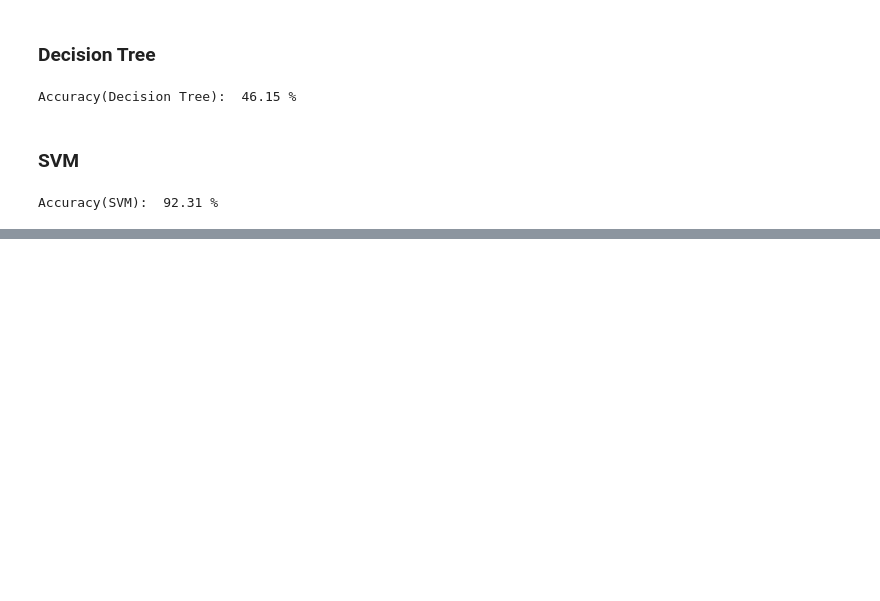
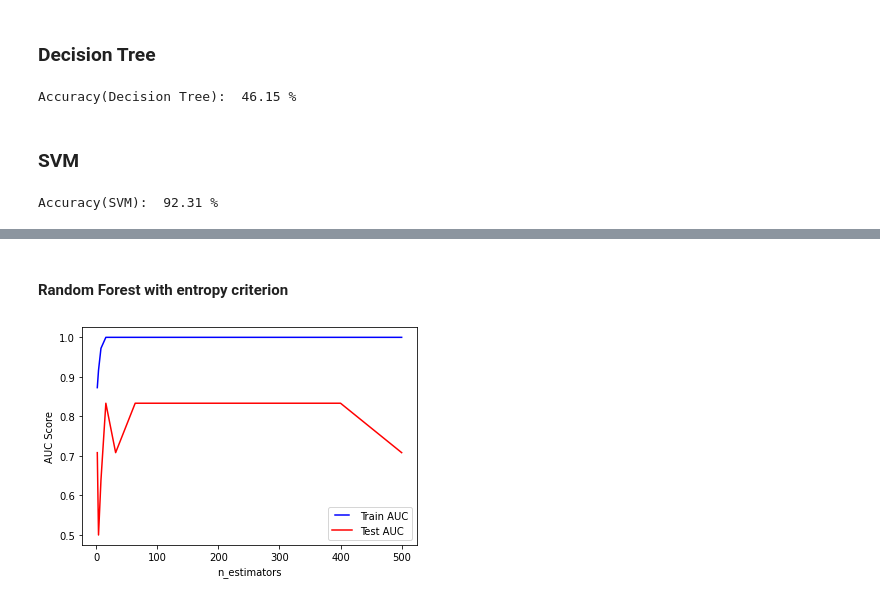
Before and after one commit to SohelRaja/Ensemble-Classifier-Model, a Jupyter notebook: classifier1.ipynb, the cells around one changed output, grey strips where cells are left out. Saved outputs shown, nothing was run; the diff lists cells and outputs as text; code cells hidden in the pictures; blank space fills up the shorter version.

```diff
--- a/classifier1.ipynb
+++ b/classifier1.ipynb
@@ -212,0 +280,27 @@ Accuracy(SVM):  92.31 %
+# %% [markdown]
+#### Random Forest with entropy criterion
+# %%
+n_estimators = [2, 4, 8, 16, 32, 64, 100, 200, 300, 400, 500]
+train_result_rf = []
+test_result_rf = []
+
+for estimator in n_estimators:
+    rf = RandomForestClassifier(n_estimators = estimator, criterion='entropy')
+    rf.fit(X_train, y_train)
+    train_pred = rf.predict(X_train)
+    false_positive_rate, true_positive_rate, thresholds = roc_curve(y_train, train_pred)
+    roc_auc = auc(false_positive_rate, true_positive_rate)
+    train_result_rf.append(roc_auc)
+    y_pred = rf.predict(X_test)
+    false_positive_rate, true_positive_rate, thresholds = roc_curve(y_test, y_pred)
+    roc_auc = auc(false_positive_rate, true_positive_rate)
+    test_result_rf.append(roc_auc)
+
+line1, = plt.plot(n_estimators, train_result_rf, "b", label="Train AUC")
+line2, = plt.plot(n_estimators, test_result_rf, "r", label="Test AUC")
+plt.legend(handler_map={line1: HandlerLine2D(numpoints=2)})
+plt.ylabel("AUC Score")
+plt.xlabel("n_estimators")
+plt.show()
+# %% [output]
+[figure, added]
```
Also changed, not shown: parts of 15 cells of this notebook.
